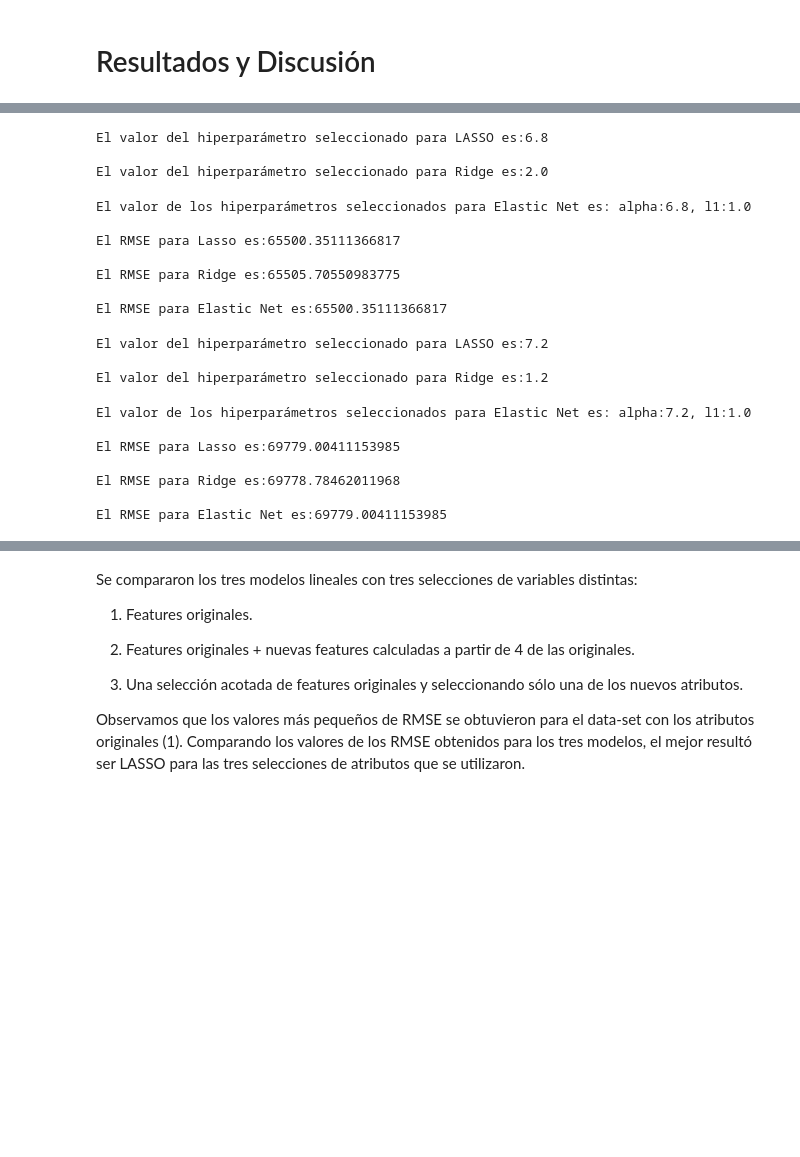
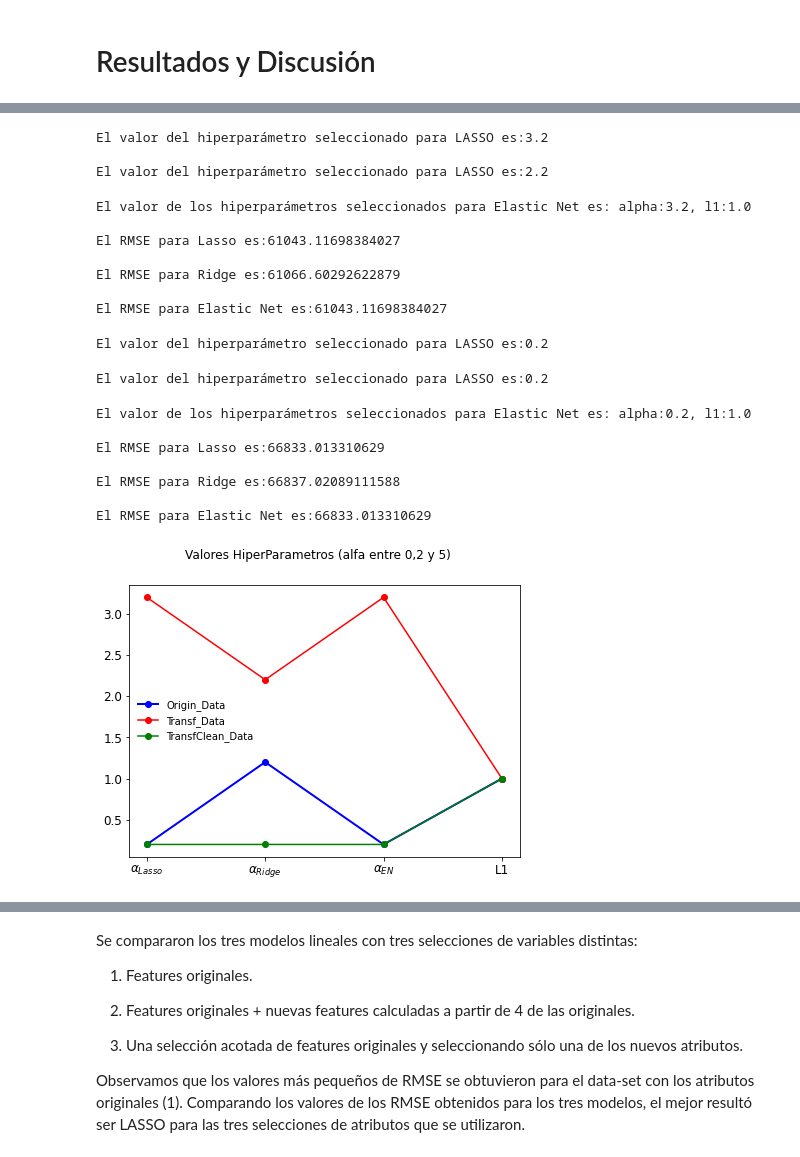
Before and after one commit to kugelblitz1235/Tp1-Reconocimiento-de-patrones, a Jupyter notebook: Informe1.ipynb, the cells around one changed output, grey strips where cells are left out. Drawn from its saved outputs; the diff is of its cells as text; code cells hidden in the pictures; blank space fills up the shorter version.

Commit message:
con graficos performance e hiperparametros

```diff
--- a/Informe1.ipynb
+++ b/Informe1.ipynb
@@ -585,7 +591,7 @@ def models(train, train_labels, test, test_labels):
     #LASSO
 
     #búsqueda de hiperpatámetro
-    alphaValues = selectValuesForHyperparameter(0.2, 10, 0.2)
+    alphaValues = selectValuesForHyperparameter(0.2, 5, 1)
     lasso_params = {'alpha':alphaValues}
     lasso = linear_model.Lasso(max_iter=5000)
     clf_lasso = GridSearchCV(lasso, lasso_params, cv=10,
@@ -611,14 +617,14 @@ def models(train, train_labels, test, test_labels):
     #RIDGE
 
     #búsqueda de hiperpatámetro
-    alphaValues = selectValuesForHyperparameter(0.2, 10, 0.2)
+    #alphaValues = selectValuesForHyperparameter(0.2, 10, 0.2)
     ridge_params = {'alpha':alphaValues}
     ridge = Ridge(max_iter=5000)
     clf_ridge = GridSearchCV(ridge, ridge_params, cv=10,
                                         scoring='neg_mean_squared_error',
                                         return_train_score=True)
     clf_ridge.fit(train, train_labels)
-    print('El valor del hiperparámetro seleccionado para Ridge es:'+str(clf_ridge.best_params_['alpha'])+'\n')
+    print('El valor del hiperparámetro seleccionado para LASSO es:'+str(clf_ridge.best_params_['alpha'])+'\n')
 
     #train
     ridge = linear_model.RidgeCV(alphas=[clf_ridge.best_params_['alpha']],
@@ -636,8 +642,8 @@ def models(train, train_labels, test, test_labels):
     #ELASTIC NET
 
     #búsqueda de hiperpatámetro
-    alphaValues = selectValuesForHyperparameter(0.2, 10, 0.2);
-    l1Values = selectValuesForHyperparameter(0, 1.1, 0.05);
+    #alphaValues = selectValuesForHyperparameter(0.2, 10, 0.2);
+    l1Values = selectValuesForHyperparameter(0, 1.1, 0.1);
 
     elastic_params = {'alpha':alphaValues, 'l1_ratio':l1Values}
     elastic = linear_model.ElasticNet(max_iter=5000)
@@ -663,9 +669,11 @@ def models(train, train_labels, test, test_labels):
     print("El RMSE para Lasso es:"+str(lin_rmse_lasso)+'\n')
     print("El RMSE para Ridge es:"+str(lin_rmse_ridge)+'\n')
     print("El RMSE para Elastic Net es:"+str(lin_rmse_elastic)+'\n')
+
+    return lin_rmse_lasso, clf_lasso.best_params_['alpha'], lin_rmse_ridge, clf_ridge.best_params_['alpha'], lin_rmse_elastic, clf_elastic.best_params_['alpha'], clf_elastic.best_params_['l1_ratio']
 # %% [markdown]
 # Resultados y Discusión
 # %%
 # 1
-models(data_train_notTransf, train_labels, data_test_notTransf, test_labels)
+rmse_lasso_1, alp_lasso_1, rmse_ridge_1, alp_ridge_1, rmse_elastic_1, alp_elastic_1, l1_elastic_1 =models(data_train_notTransf, train_labels, data_test_notTransf, test_labels)
 # %% [output]
@@ -682,28 +689,43 @@ El RMSE para Elastic Net es:66305.84004001913
 # %%
 # 2
-models(train_transf, train_labels, test_transf, test_labels)
+rmse_lasso_2, alp_lasso_2, rmse_ridge_2, alp_ridge_2, rmse_elastic_2, alp_elastic_2, l1_elastic_2=models(train_transf, train_labels, test_transf, test_labels)
 # %% [output]
-El valor del hiperparámetro seleccionado para LASSO es:6.8
+El valor del hiperparámetro seleccionado para LASSO es:3.2
 
-El valor del hiperparámetro seleccionado para Ridge es:2.0
+El valor del hiperparámetro seleccionado para LASSO es:2.2
-El valor de los hiperparámetros seleccionados para Elastic Net es: alpha:6.8, l1:1.0
+El valor de los hiperparámetros seleccionados para Elastic Net es: alpha:3.2, l1:1.0
 
-El RMSE para Lasso es:65500.35111366817
+El RMSE para Lasso es:61043.11698384027
 
-El RMSE para Ridge es:65505.70550983775
+El RMSE para Ridge es:61066.60292622879
 
-El RMSE para Elastic Net es:65500.35111366817
+El RMSE para Elastic Net es:61043.11698384027
 # %%
-# 3
-models(data_train_dropped, train_labels, data_test_dropped, test_labels)
+# 3 Dropped
+rmse_lasso_3, alp_lasso_3, rmse_ridge_3, alp_ridge_3, rmse_elastic_3, alp_elastic_3, l1_elastic_3=models(data_train_dropped, train_labels, data_test_dropped, test_labels)
 # %% [output]
-El valor del hiperparámetro seleccionado para LASSO es:7.2
-
-El valor del hiperparámetro seleccionado para Ridge es:1.2
+El valor del hiperparámetro seleccionado para LASSO es:0.2
-El valor de los hiperparámetros seleccionados para Elastic Net es: alpha:7.2, l1:1.0
-
-El RMSE para Lasso es:69779.00411153985
-
-El RMSE para Ridge es:69778.78462011968
-
-El RMSE para Elastic Net es:69779.00411153985
+El valor del hiperparámetro seleccionado para LASSO es:0.2
+El valor de los hiperparámetros seleccionados para Elastic Net es: alpha:0.2, l1:1.0
+
+El RMSE para Lasso es:66833.013310629
+
+El RMSE para Ridge es:66837.02089111588
+
+El RMSE para Elastic Net es:66833.013310629
+# %%
+hiperParametros1=[alp_lasso_1, alp_ridge_1,alp_elastic_1,l1_elastic_1]
+hiperParametros2=[alp_lasso_2, alp_ridge_2,alp_elastic_2,l1_elastic_2]
+hiperParametros3=[alp_lasso_3, alp_ridge_3,alp_elastic_3,l1_elastic_3]
+nams=[r'$\alpha_{Lasso}$',r'$\alpha_{Ridge}$',r'$\alpha_{EN}$', 'L1']
+
+plt.figure(figsize=(7, 5))
+plt.plot(nams, (hiperParametros1), 'bo-', label='Origin_Data',linewidth=2)#np.log
+plt.plot(nams, (hiperParametros2), 'ro-', label='Transf_Data')#np.log
+plt.plot(nams, (hiperParametros3), 'go-', label='TransfClean_Data')#np.log
+plt.legend(loc='center left', frameon=False)
+plt.suptitle('Valores HiperParametros (alfa entre 0,2 y 5)')
+add_value_labels(ax)
+plt.show()
+# %% [output]
+[figure, added]
```
Also changed, not shown: parts of 24 cells of this notebook, 1 other file.
